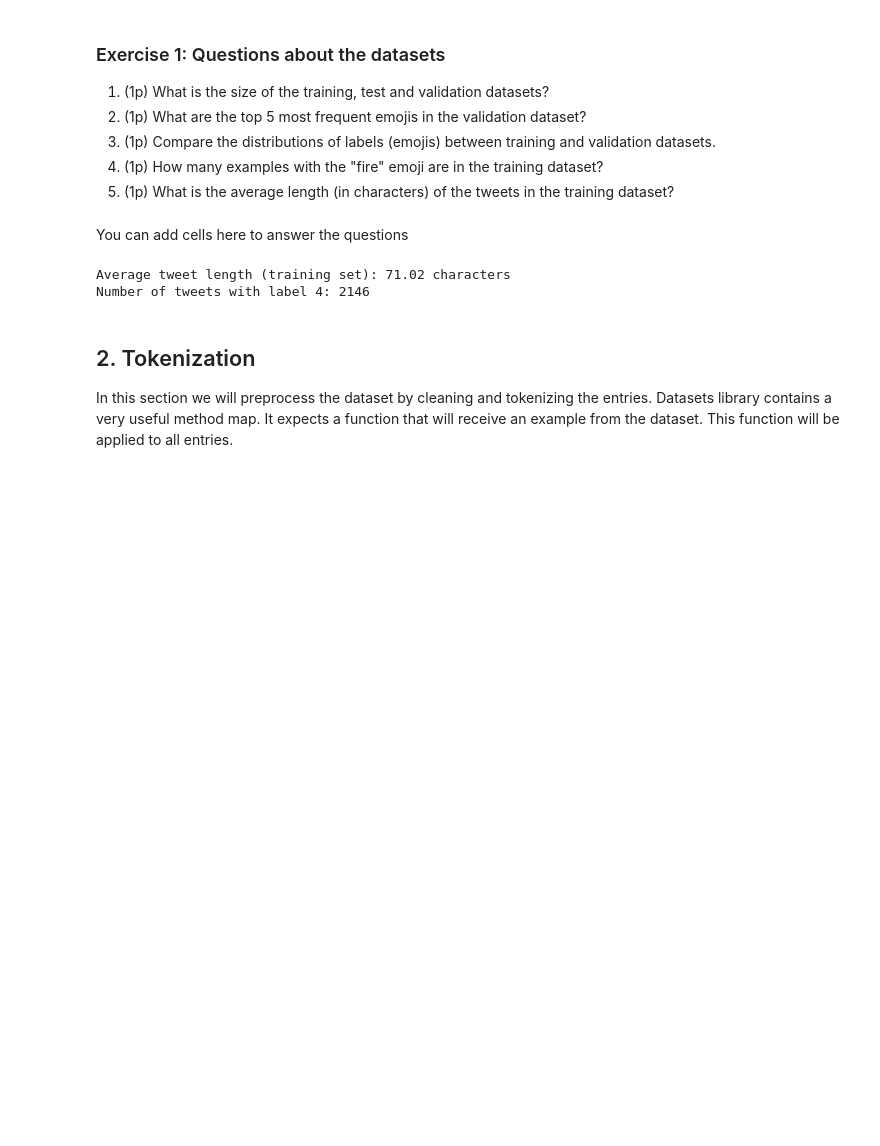
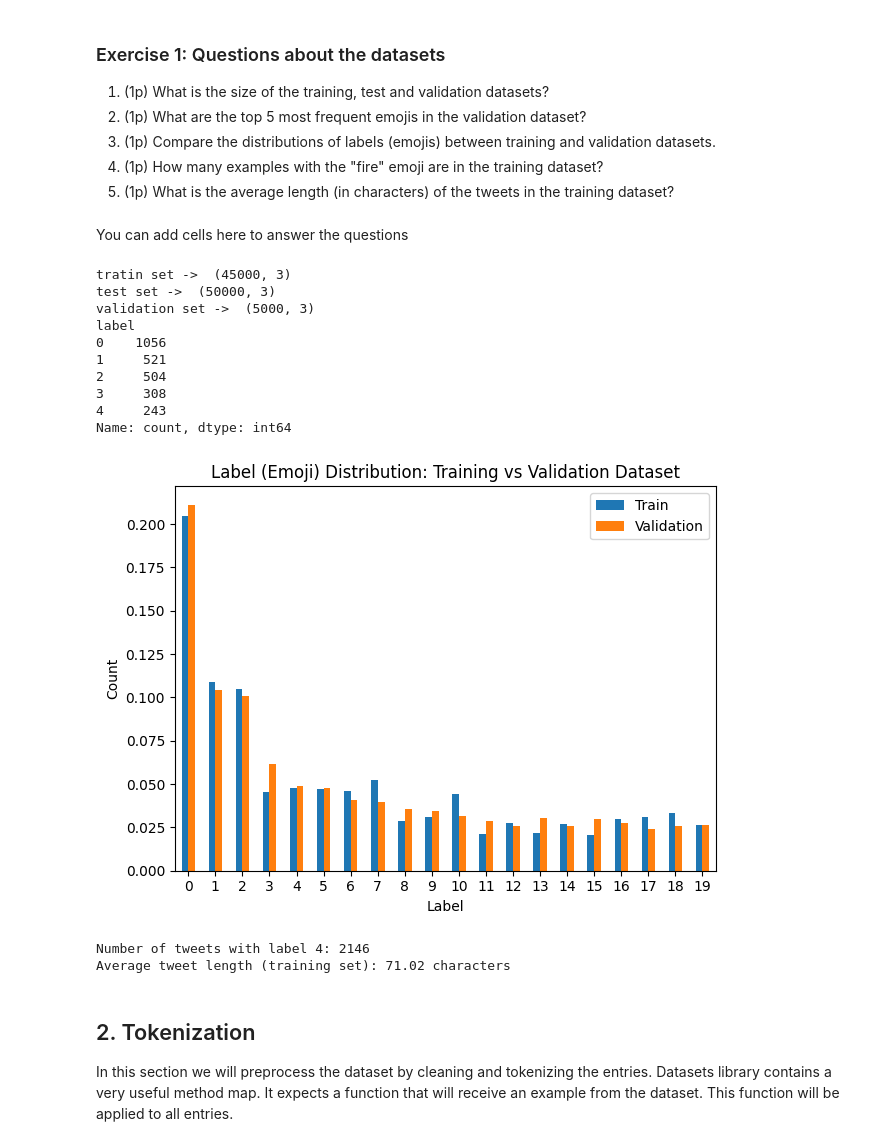
Before and after one commit to katarinadvornak/Natural-Language-Processing, a Jupyter notebook: lab1/lab1_empty.ipynb, the cells around one changed output. Drawn from its saved outputs; the diff is of its cells as text; code cells hidden in the pictures; blank space fills up the shorter version.

```diff
--- a/lab1/lab1_empty.ipynb
+++ b/lab1/lab1_empty.ipynb
@@ -285,18 +266,58 @@ pd.DataFrame(tweet_ds['train']).groupby('text_length')['text_length'].count().pl
 5. (1p) What is the average length (in characters) of the tweets in the training dataset?
 # %% [markdown]
 You can add cells here to answer the questions
-# %%
-### YOUR CODE HERE
-#5
-train_ds = tweet_ds["train"].map(calculate_text_length)
-average_len = sum(train_ds["text_length"]) / len(train_ds)
-print(f"Average tweet length (training set): {average_len:.2f} characters")
-#4
-count_label_4 = train_ds['label'].count(4)
-print(f"Number of tweets with label 4: {count_label_4}")
-# %% [output]
-Average tweet length (training set): 71.02 characters
-Number of tweets with label 4: 2146
+# %%
+#1
+print("tratin set -> ", tweet_ds['train'].shape)
+print("test set -> ", tweet_ds['test'].shape)
+print("validation set -> ", tweet_ds['validation'].shape)
+
+#2
+tweet_validation_df = pd.DataFrame(tweet_ds['validation'])
+top_5_labels = tweet_validation_df['label'].value_counts().head(5)
+print(top_5_labels)
+
+#3
+import pandas as pd
+import matplotlib.pyplot as plt
+
+train_counts = tweet_train_df['label'].value_counts(normalize=True).sort_index()
+val_counts = tweet_validation_df['label'].value_counts(normalize=True).sort_index()
+
+comparison_df = pd.DataFrame({
+    'Train': train_counts,
+    'Validation': val_counts
+}).fillna(0)
+
+comparison_df.plot(kind='bar', title='Label (Emoji) Distribution: Training vs Validation Dataset', rot=0)
+plt.xlabel('Label')
+plt.ylabel('Count')
+plt.legend()
+plt.tight_layout()
+plt.show()
+
+#4
+train_ds = tweet_ds["train"].map(calculate_text_length)
+count_label_4 = train_ds['label'].count(4)
+print(f"Number of tweets with label 4: {count_label_4}")
+
+#5
+average_len = sum(train_ds["text_length"]) / len(train_ds)
+print(f"Average tweet length (training set): {average_len:.2f} characters")
+# %% [output]
+tratin set ->  (45000, 3)
+test set ->  (50000, 3)
+validation set ->  (5000, 3)
+label
+0    1056
+1     521
+2     504
+3     308
+4     243
+Name: count, dtype: int64
+[figure, added]
+Number of tweets with label 4: 2146
+Average tweet length (training set): 71.02 characters
 # %% [markdown]
 ## 2. Tokenization
 
```
Also changed, not shown: parts of 7 cells of this notebook.
